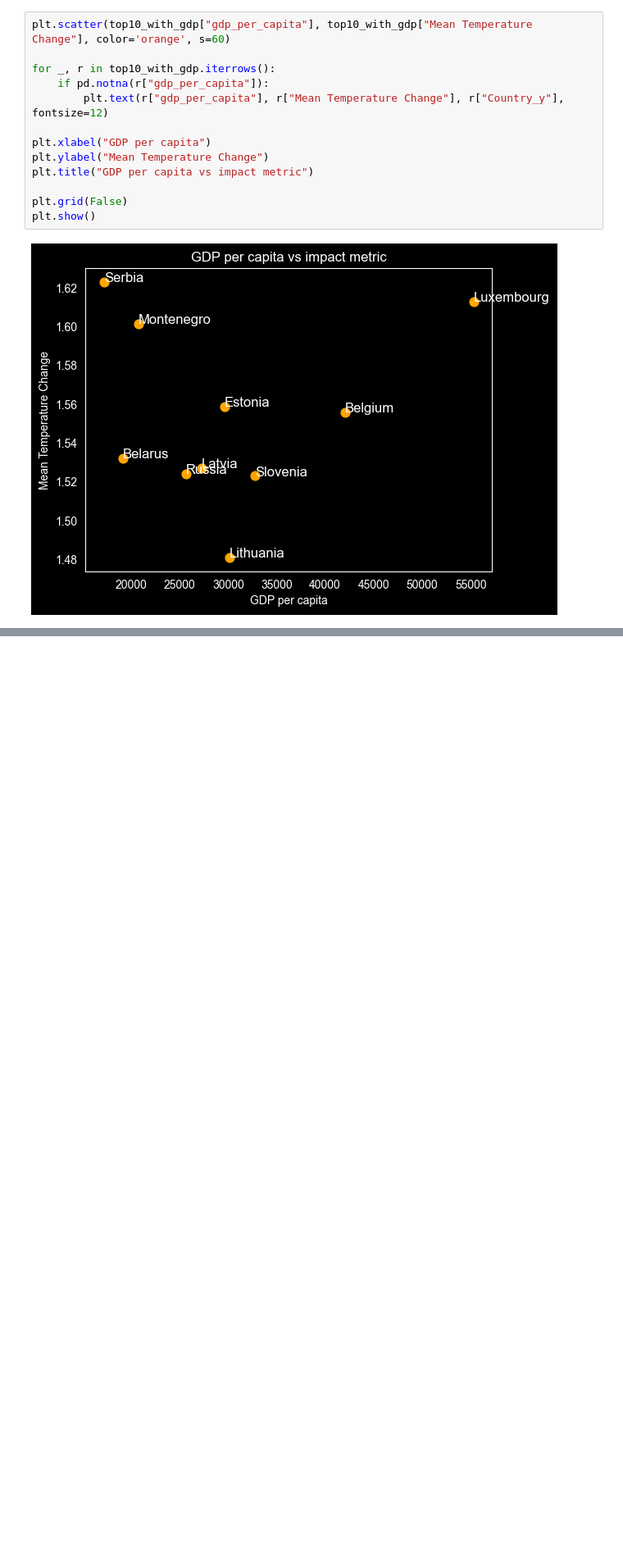
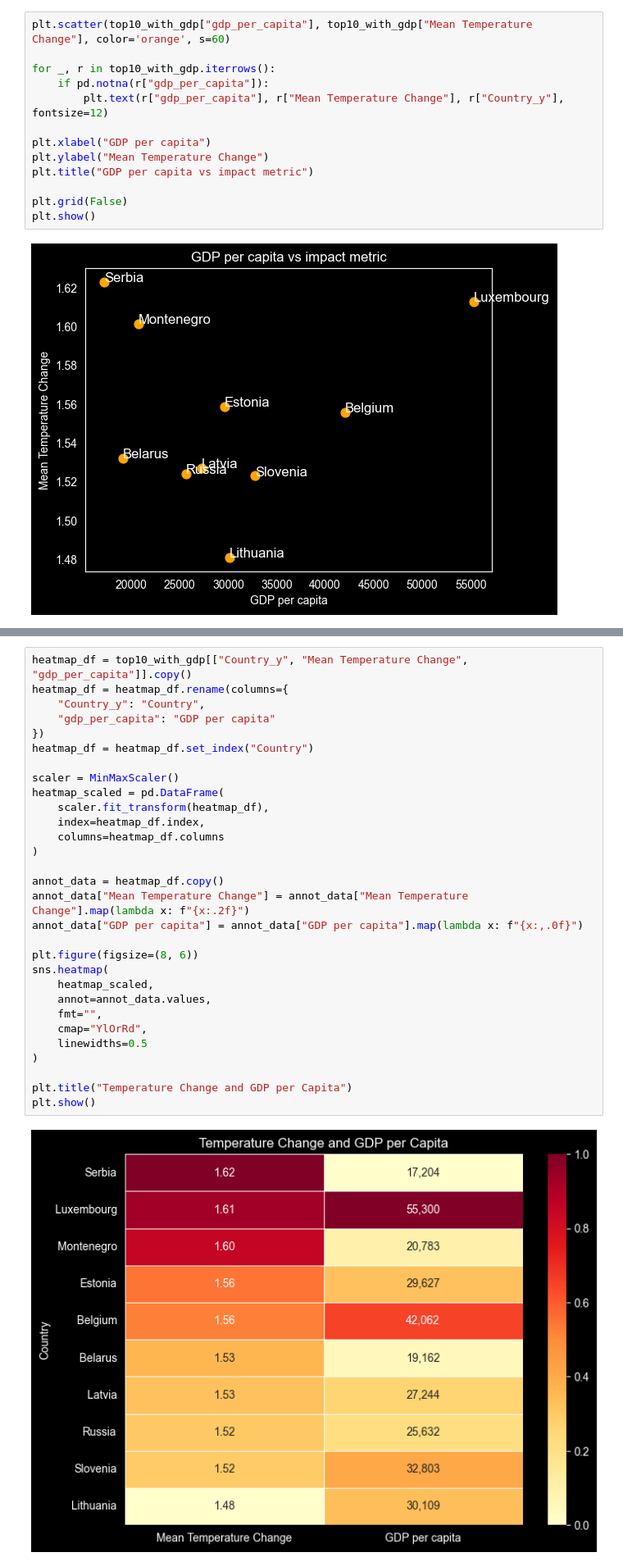
Before and after one commit to tince250/climate-change-ds, a Jupyter notebook: q3-climate-inpact.ipynb, the cells around one changed output, grey strips where cells are left out. Shown at 82% size. Saved outputs shown, nothing was run; the diff lists cells and outputs as text; blank space fills up the shorter version.

Commit message:
Add: Heatmap visualization (Q3)

```diff
--- a/q3-climate-inpact.ipynb
+++ b/q3-climate-inpact.ipynb
@@ -349,0 +358,32 @@ _Note: GDP per capita is verage economic output per person in a country or regio
+# %%
+heatmap_df = top10_with_gdp[["Country_y", "Mean Temperature Change", "gdp_per_capita"]].copy()
+heatmap_df = heatmap_df.rename(columns={
+    "Country_y": "Country",
+    "gdp_per_capita": "GDP per capita"
+})
+heatmap_df = heatmap_df.set_index("Country")
+
+scaler = MinMaxScaler()
+heatmap_scaled = pd.DataFrame(
+    scaler.fit_transform(heatmap_df),
+    index=heatmap_df.index,
+    columns=heatmap_df.columns
+)
+
+annot_data = heatmap_df.copy()
+annot_data["Mean Temperature Change"] = annot_data["Mean Temperature Change"].map(lambda x: f"{x:.2f}")
+annot_data["GDP per capita"] = annot_data["GDP per capita"].map(lambda x: f"{x:,.0f}")
+
+plt.figure(figsize=(8, 6))
+sns.heatmap(
+    heatmap_scaled,
+    annot=annot_data.values,
+    fmt="",
+    cmap="YlOrRd",
+    linewidths=0.5
+)
+
+plt.title("Temperature Change and GDP per Capita")
+plt.show()
+# %% [output]
+[figure, added]
```
Also changed, not shown: parts of 4 cells of this notebook, 1 other file.
